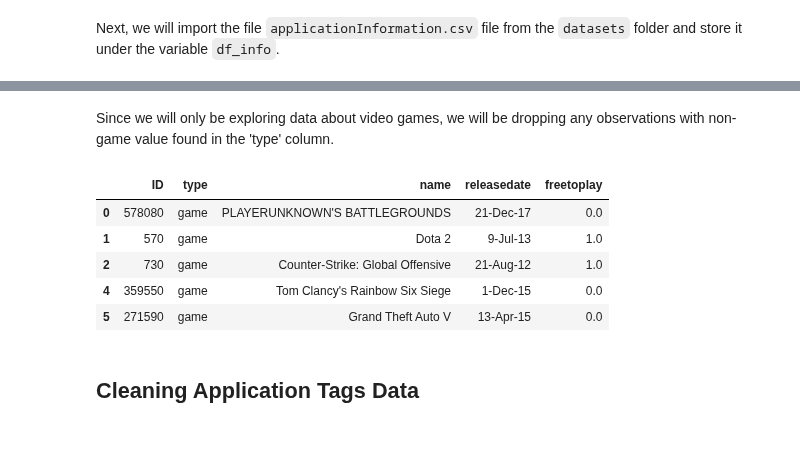
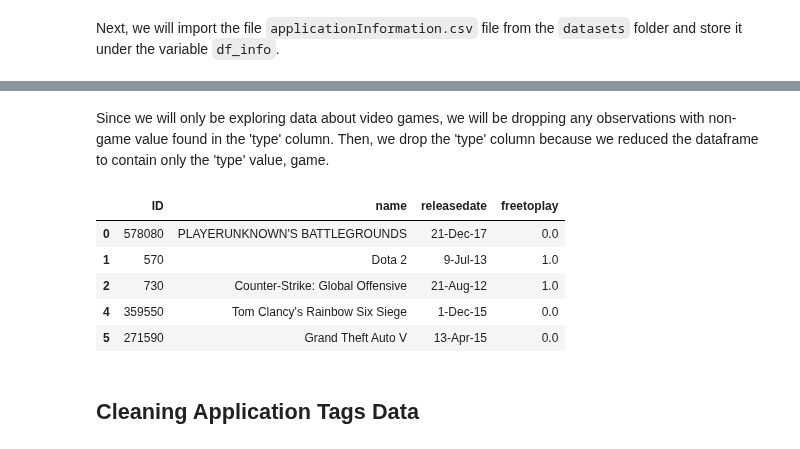
Before and after one commit to tnn050/Social-Gaming-During-COVID-19, a Jupyter notebook: FinalProject_group044.ipynb, the cells around one changed output, grey strips where cells are left out. Drawn from its saved outputs; the diff is of its cells as text; code cells hidden in the pictures.

```diff
--- a/FinalProject_group044.ipynb
+++ b/FinalProject_group044.ipynb
@@ -181,15 +187,15 @@ NameError: name 'pd' is not defined
 # %% [markdown]
-Since we will only be exploring data about video games, we will be dropping any observations with non-game value found in the 'type' column.
+Since we will only be exploring data about video games, we will be dropping any observations with non-game value found in the 'type' column. Then, we drop the 'type' column because we reduced the dataframe to contain only the 'type' value, game.
 # %%
-df_info = df_info[df_info.type == 'game']
+df_info = df_info[df_info.type == 'game'].drop(columns='type')
 df_info.head()
 # %% [output]
-|  | ID | type | name | releasedate | freetoplay |
-| 0 | 578080 | game | PLAYERUNKNOWN'S BATTLEGROUNDS | 21-Dec-17 | 0.0 |
-| 1 | 570 | game | Dota 2 | 9-Jul-13 | 1.0 |
-| 2 | 730 | game | Counter-Strike: Global Offensive | 21-Aug-12 | 1.0 |
-| 4 | 359550 | game | Tom Clancy's Rainbow Six Siege | 1-Dec-15 | 0.0 |
-| 5 | 271590 | game | Grand Theft Auto V | 13-Apr-15 | 0.0 |
+|  | ID | name | releasedate | freetoplay |
+| 0 | 578080 | PLAYERUNKNOWN'S BATTLEGROUNDS | 21-Dec-17 | 0.0 |
+| 1 | 570 | Dota 2 | 9-Jul-13 | 1.0 |
+| 2 | 730 | Counter-Strike: Global Offensive | 21-Aug-12 | 1.0 |
+| 4 | 359550 | Tom Clancy's Rainbow Six Siege | 1-Dec-15 | 0.0 |
+| 5 | 271590 | Grand Theft Auto V | 13-Apr-15 | 0.0 |
 # %% [markdown]
 ## Cleaning Application Tags Data
 # %% [markdown]
```
Also changed, not shown: parts of 23 cells of this notebook, 1 other file.
